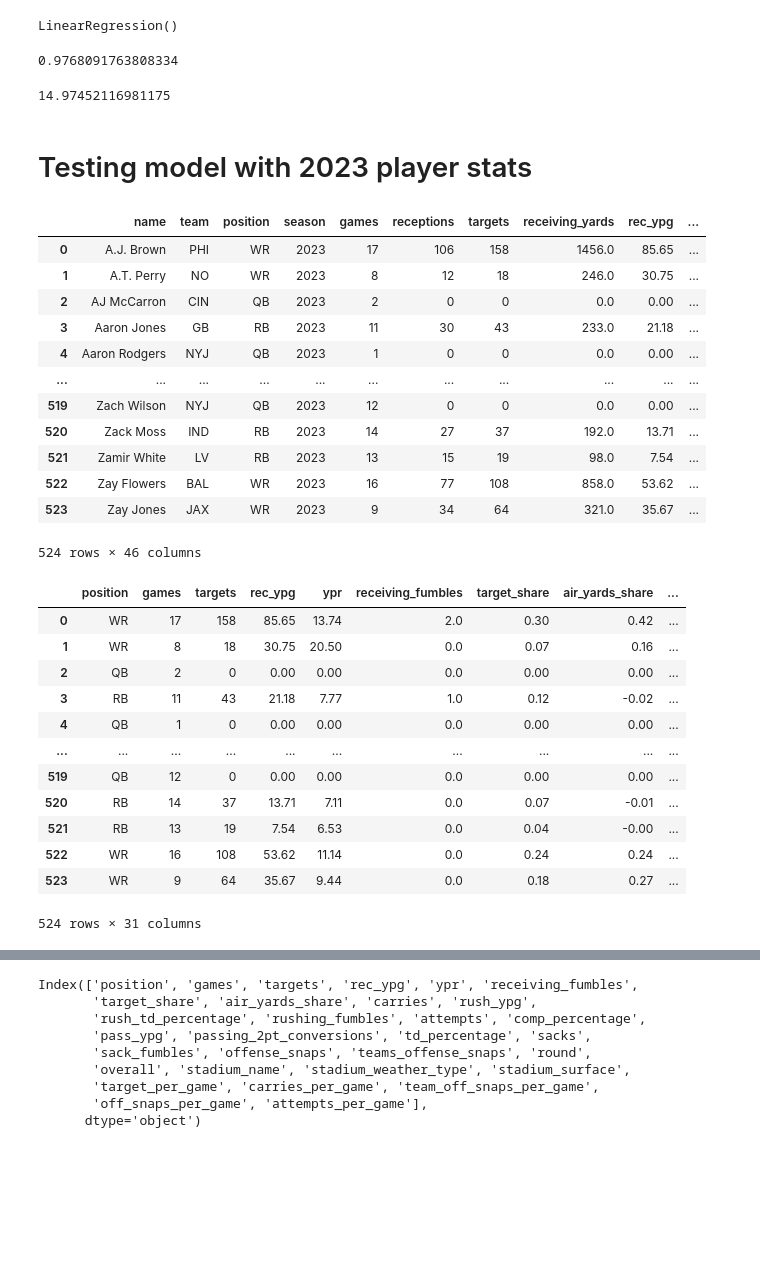
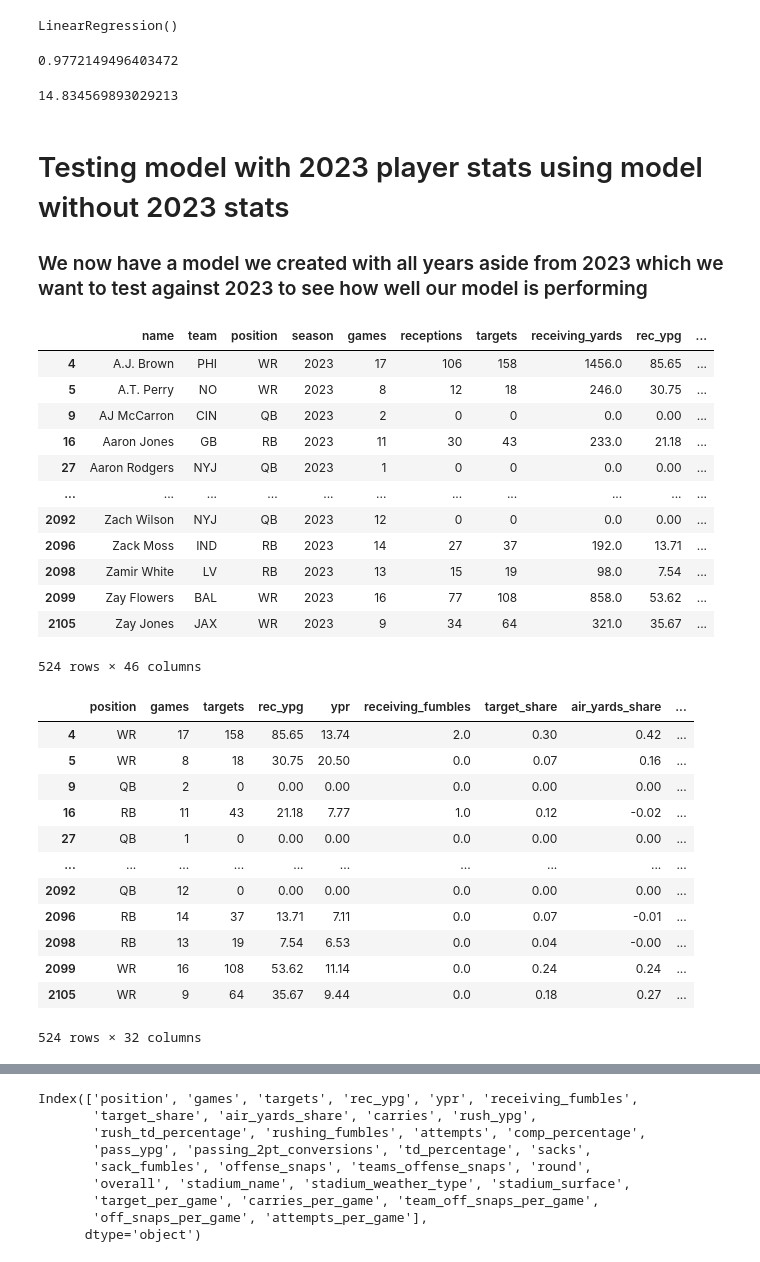
Before and after one commit to nmrodio/NFL_Fantasy_Football, a Jupyter notebook: nfl_fantasy_football_model_optimized.ipynb, the cells around one changed output, grey strips where cells are left out. Saved outputs shown, nothing was run; the diff lists cells and outputs as text; code cells hidden in the pictures; blank space fills up the shorter version.

```diff
--- a/nfl_fantasy_football_model_optimized.ipynb
+++ b/nfl_fantasy_football_model_optimized.ipynb
@@ -17,5 +18,7 @@ import math
 # %%
-all_seasons_data = pd.read_csv('training_data.csv')
+# First, we will import our dataset for all players, all years
+
+all_seasons_data = pd.read_csv('./resources/training_data.csv')
 all_seasons_data
 # %% [output]
 |  | name | team | position | season | games | receptions | targets | receiving_yards | rec_ypg | ... |
@@ -278,67 +313,69 @@ no_2023_predictions = no_2023_lr_model.predict(X_train_no_2023)
 # %%
-no_2023_season_r2 = r2_score(y_train_no_2023, no_2023_predictions)
+no_2023_season_r2 = r2_score(y_no_2023, no_2023_predictions)
 no_2023_season_r2
 # %% [output]
-0.9768091763808334
+0.9772149496403472
 # %%
-no_2023_season_mse = mean_squared_error(y_train_no_2023, no_2023_predictions)
+no_2023_season_mse = mean_squared_error(y_no_2023, no_2023_predictions)
 no_2023_season_rmse = math.sqrt(no_2023_season_mse)
 no_2023_season_rmse
 # %% [output]
-14.97452116981175
+14.834569893029213
 # %% [markdown]
-# Testing model with 2023 player stats
+# Testing model with 2023 player stats using model without 2023 stats
+### We now have a model we created with all years aside from 2023 which we want to test against 2023 to see how well our model is performing
 # %%
-# !!!!!!!!!!!!!!!!!!!!!!!!!!!!!! CELL 3/4 !!!!!!!!!!!!!!!!!!!!!!!!!!!
+# We will start by grabbing all our data and filtering on just the
+# 2023 data using .loc, then add the same additional features as previously
 
-
-test_2023_data = pd.read_csv('2023_player_stats.csv')
+test_2023_data = all_seasons_data.loc[all_seasons_data['season'] == 2023].copy()
 test_2023_data.head()
 
 test_2023_data['target_per_game'] = round((test_2023_data['targets']/test_2023_data['games']),2)
 test_2023_data['carries_per_game'] = round((test_2023_data['carries']/test_2023_data['games']),2)
 test_2023_data['team_off_snaps_per_game'] = round((test_2023_data['teams_offense_snaps']/test_2023_data['games']),2)
 test_2023_data['off_snaps_per_game'] = round((test_2023_data['offense_snaps']/test_2023_data['games']),2)
 test_2023_data['attempts_per_game'] = round((test_2023_data['attempts']/test_2023_data['games']),2)
 
 
 
 test_2023_data.fillna(0, inplace=True)
 new_features_training_data_2023 = test_2023_data
 new_features_training_data_2023
 # %% [output]
 |  | name | team | position | season | games | receptions | targets | receiving_yards | rec_ypg | ... |
-| 0 | A.J. Brown | PHI | WR | 2023 | 17 | 106 | 158 | 1456.0 | 85.65 | ... |
-| 1 | A.T. Perry | NO | WR | 2023 | 8 | 12 | 18 | 246.0 | 30.75 | ... |
-| 2 | AJ McCarron | CIN | QB | 2023 | 2 | 0 | 0 | 0.0 | 0.00 | ... |
-| 3 | Aaron Jones | GB | RB | 2023 | 11 | 30 | 43 | 233.0 | 21.18 | ... |
-| 4 | Aaron Rodgers | NYJ | QB | 2023 | 1 | 0 | 0 | 0.0 | 0.00 | ... |
+| 4 | A.J. Brown | PHI | WR | 2023 | 17 | 106 | 158 | 1456.0 | 85.65 | ... |
+| 5 | A.T. Perry | NO | WR | 2023 | 8 | 12 | 18 | 246.0 | 30.75 | ... |
+| 9 | AJ McCarron | CIN | QB | 2023 | 2 | 0 | 0 | 0.0 | 0.00 | ... |
+| 16 | Aaron Jones | GB | RB | 2023 | 11 | 30 | 43 | 233.0 | 21.18 | ... |
+| 27 | Aaron Rodgers | NYJ | QB | 2023 | 1 | 0 | 0 | 0.0 | 0.00 | ... |
 | ... | ... | ... | ... | ... | ... | ... | ... | ... | ... | ... |
-| 519 | Zach Wilson | NYJ | QB | 2023 | 12 | 0 | 0 | 0.0 | 0.00 | ... |
-| 520 | Zack Moss | IND | RB | 2023 | 14 | 27 | 37 | 192.0 | 13.71 | ... |
-| 521 | Zamir White | LV | RB | 2023 | 13 | 15 | 19 | 98.0 | 7.54 | ... |
-| 522 | Zay Flowers | BAL | WR | 2023 | 16 | 77 | 108 | 858.0 | 53.62 | ... |
-| 523 | Zay Jones | JAX | WR | 2023 | 9 | 34 | 64 | 321.0 | 35.67 | ... |
+| 2092 | Zach Wilson | NYJ | QB | 2023 | 12 | 0 | 0 | 0.0 | 0.00 | ... |
+| 2096 | Zack Moss | IND | RB | 2023 | 14 | 27 | 37 | 192.0 | 13.71 | ... |
+| 2098 | Zamir White | LV | RB | 2023 | 13 | 15 | 19 | 98.0 | 7.54 | ... |
+| 2099 | Zay Flowers | BAL | WR | 2023 | 16 | 77 | 108 | 858.0 | 53.62 | ... |
+| 2105 | Zay Jones | JAX | WR | 2023 | 9 | 34 | 64 | 321.0 | 35.67 | ... |
 524 rows × 46 columns
 # %%
+# Drop the columns we can't use for training, as before
 test_2023_data_cleaned = new_features_training_data_2023.drop(columns = ['name', 'team', 'season', 'receptions', 'receiving_yards', 'receiving_tds', 'receiving_2pt_conversions',
                             'rushing_yards', 'rushing_tds', 'rushing_2pt_conversions', 'completions', 'passing_yards',
-                            'passing_tds', 'interceptions', 'fantasy_points_ppr'])
+                            'passing_tds', 'interceptions'])
 test_2023_data_cleaned
 # %% [output]
 |  | position | games | targets | rec_ypg | ypr | receiving_fumbles | target_share | air_yards_share | ... |
-| 0 | WR | 17 | 158 | 85.65 | 13.74 | 2.0 | 0.30 | 0.42 | ... |
-| 1 | WR | 8 | 18 | 30.75 | 20.50 | 0.0 | 0.07 | 0.16 | ... |
-| 2 | QB | 2 | 0 | 0.00 | 0.00 | 0.0 | 0.00 | 0.00 | ... |
-| 3 | RB | 11 | 43 | 21.18 | 7.77 | 1.0 | 0.12 | -0.02 | ... |
-| 4 | QB | 1 | 0 | 0.00 | 0.00 | 0.0 | 0.00 | 0.00 | ... |
+| 4 | WR | 17 | 158 | 85.65 | 13.74 | 2.0 | 0.30 | 0.42 | ... |
+| 5 | WR | 8 | 18 | 30.75 | 20.50 | 0.0 | 0.07 | 0.16 | ... |
+| 9 | QB | 2 | 0 | 0.00 | 0.00 | 0.0 | 0.00 | 0.00 | ... |
+| 16 | RB | 11 | 43 | 21.18 | 7.77 | 1.0 | 0.12 | -0.02 | ... |
+| 27 | QB | 1 | 0 | 0.00 | 0.00 | 0.0 | 0.00 | 0.00 | ... |
 | ... | ... | ... | ... | ... | ... | ... | ... | ... | ... |
-| 519 | QB | 12 | 0 | 0.00 | 0.00 | 0.0 | 0.00 | 0.00 | ... |
-| 520 | RB | 14 | 37 | 13.71 | 7.11 | 0.0 | 0.07 | -0.01 | ... |
-| 521 | RB | 13 | 19 | 7.54 | 6.53 | 0.0 | 0.04 | -0.00 | ... |
-| 522 | WR | 16 | 108 | 53.62 | 11.14 | 0.0 | 0.24 | 0.24 | ... |
-| 523 | WR | 9 | 64 | 35.67 | 9.44 | 0.0 | 0.18 | 0.27 | ... |
+| 2092 | QB | 12 | 0 | 0.00 | 0.00 | 0.0 | 0.00 | 0.00 | ... |
+| 2096 | RB | 14 | 37 | 13.71 | 7.11 | 0.0 | 0.07 | -0.01 | ... |
+| 2098 | RB | 13 | 19 | 7.54 | 6.53 | 0.0 | 0.04 | -0.00 | ... |
+| 2099 | WR | 16 | 108 | 53.62 | 11.14 | 0.0 | 0.24 | 0.24 | ... |
+| 2105 | WR | 9 | 64 | 35.67 | 9.44 | 0.0 | 0.18 | 0.27 | ... |
-524 rows × 31 columns
+524 rows × 32 columns
 # %%
 # Encoding categorical columns for model
 encoded_2023_test_data = pd.get_dummies(test_2023_data_cleaned)
```
Also changed, not shown: parts of 44 cells of this notebook, 4 other files.
